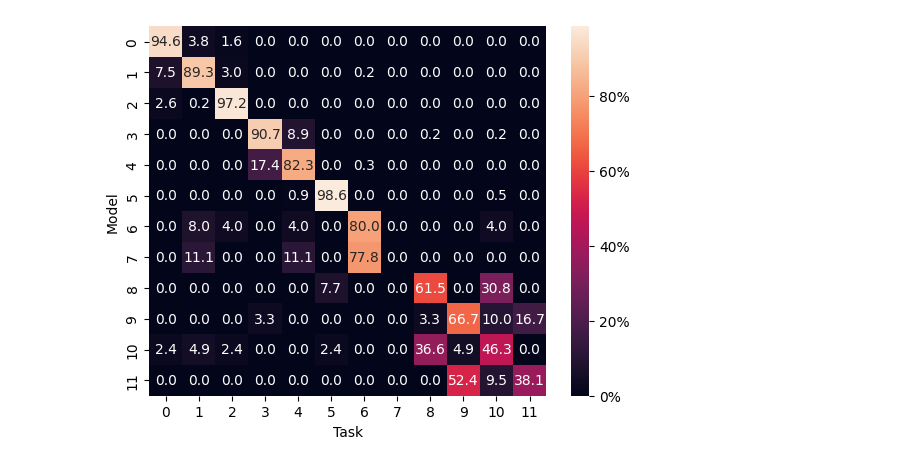
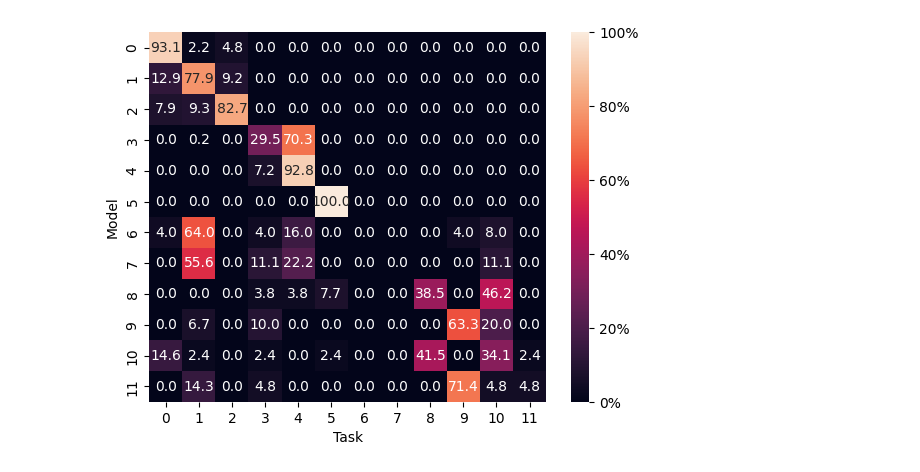
Before and after one commit to stelleron/har-ml-classifier, a Jupyter notebook: new-model-test.ipynb, the cells around one changed output. Saved outputs shown, nothing was run; the diff lists cells and outputs as text; code cells hidden in the pictures.

```diff
--- a/new-model-test.ipynb
+++ b/new-model-test.ipynb
@@ -18,14 +19,17 @@ import seaborn as sns
 DATA_PATH = 'NewGeneratedData/'
 MODELS_PATH = 'Models/'
 
-BATCH_SIZE = 32
+BATCH_SIZE = 64
 EPOCHS = 100
 
 EARLY_STOP = False
 EARLY_STOP_LEN = 5
 
 RECORD = True
-model_name = "cnn_18"
+model_name = "cnn_21"
+
+NUM_FEATURES = 30
+FEATURE_SELECTOR = "mrmr"
 # %%
 # Loading functions
 def load_data_frame(txt):
@@ -58,25 +62,30 @@ class OurModel(nn.Module):
     def __init__(self):
         super(OurModel, self).__init__()
         self.model = nn.Sequential(
-            nn.Linear(in_features=len(FEATURES)-1, out_features=768),
+            nn.Linear(in_features=NUM_FEATURES, out_features=1024),
             nn.ReLU(),
-            nn.BatchNorm1d(768),
-            nn.Dropout(p=0.05),
+            nn.BatchNorm1d(1024),
+            nn.Dropout(p=0.5),
 
-            nn.Linear(in_features=768, out_features=256),
+            nn.Linear(in_features=1024, out_features=512),
+            nn.ReLU(),
+            nn.BatchNorm1d(512),
+            nn.Dropout(p=0.5),
+
+            nn.Linear(in_features=512, out_features=256),
             nn.ReLU(),
             nn.BatchNorm1d(256),
-            nn.Dropout(p=0.05),
+            nn.Dropout(p=0.5),
 
             nn.Linear(in_features=256, out_features=128),
             nn.ReLU(),
             nn.BatchNorm1d(128),
-            nn.Dropout(p=0.05),
+            nn.Dropout(p=0.5),
 
             nn.Linear(in_features=128, out_features=12),
             nn.ReLU(),
             nn.BatchNorm1d(12),
-            nn.Dropout(p=0.05),
+            nn.Dropout(p=0.5),
 
             nn.Softmax(dim=1)
         )
@@ -86,7 +95,7 @@ class OurModel(nn.Module):
 # %%
 model = OurModel().to(device)
 loss_function = nn.CrossEntropyLoss()
-optimizer = torch.optim.Adam(model.parameters(), lr=0.001)
+optimizer = torch.optim.Adam(model.parameters(), lr=0.0001)
 # %%
 # Training and testing function
 def train(dataloader, model, loss_fn, optimizer):
@@ -161,8 +170,13 @@ class HAPTDataset(Dataset):
     def __getitem__(self, idx):
         return self.data[idx], self.labels[idx]
 
-train_dataset = HAPTDataset(train_set, train_set.columns[:-1], 'activity')
-test_dataset = HAPTDataset(test_set, test_set.columns[:-1], 'activity')
+mrmr_selected_features = mrmr.mrmr_classif(complete_set[complete_set.columns[:-1]], complete_set['activity'], NUM_FEATURES)
+train_feature_selected = train_set[mrmr_selected_features]
+test_feature_selected = test_set[mrmr_selected_features]
+
+
+train_dataset = HAPTDataset(train_set, mrmr_selected_features, 'activity')
+test_dataset = HAPTDataset(test_set, mrmr_selected_features, 'activity')
 
 train_dataloader = DataLoader(train_dataset, batch_size=BATCH_SIZE, shuffle=True)
 test_dataloader = DataLoader(test_dataset, batch_size=BATCH_SIZE, shuffle=True)
@@ -202,22 +216,22 @@ Done!
 # %%
 plot = sns.heatmap(conf_matrix, annot=True, fmt=".1f", cbar_kws={'format': '%.0f%%'}, xticklabels=activity_labels.activity, yticklabels=activity_labels.activity)
 plot.set_xlabel("Task")
 plot.set_ylabel("Model")
 
 if RECORD:
     torch.save(model.state_dict(), MODELS_PATH + model_name + ".pth")
 
     with open(MODELS_PATH + model_name + ".txt", "w") as f:
         f.write("Epochs: {}\n".format(EPOCHS))
-        f.write("Feature Selection: {}\n".format("MRMR"))
+        f.write("Feature Selection: {}\n".format(FEATURE_SELECTOR))
         f.write("Feature Set: {}\n".format(FEATURES))
         f.write("Model: {}\n".format(str(model)))
         f.write("Loss Function: {}\n".format("Cross Entropy Loss"))
         f.write("Optimizer: {}\n\n\n\n".format(str(optimizer)))
         f.write("Results: {}\n".format(perf_acc))
         f.write("Timer: {}s\n".format(round(perf_timer, 2)))
         f.close()
 
     plot.get_figure().savefig(MODELS_PATH + model_name + "_matrix.png")
 # %% [output]
-[figure, old version]
+[figure, new version]
```
Also changed, not shown: parts of 2 cells of this notebook, 12 other files.
